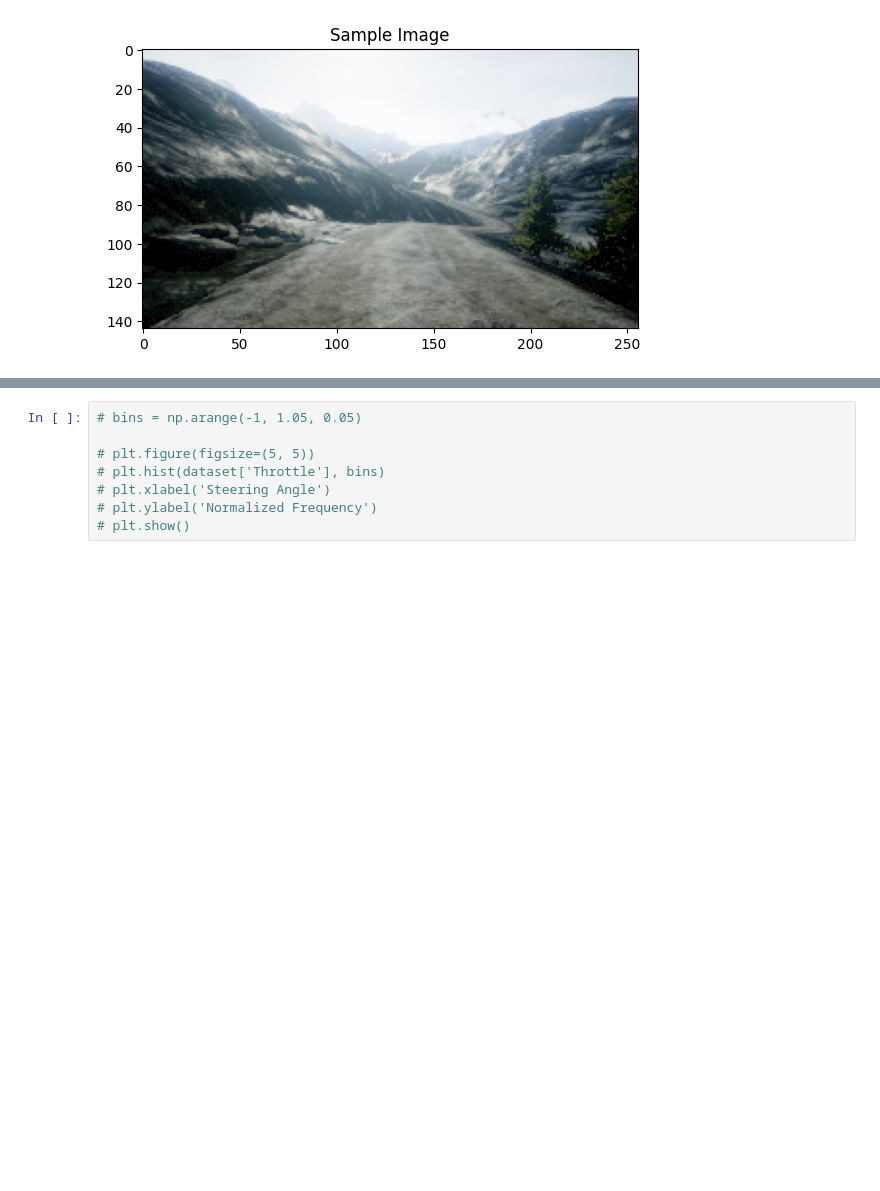
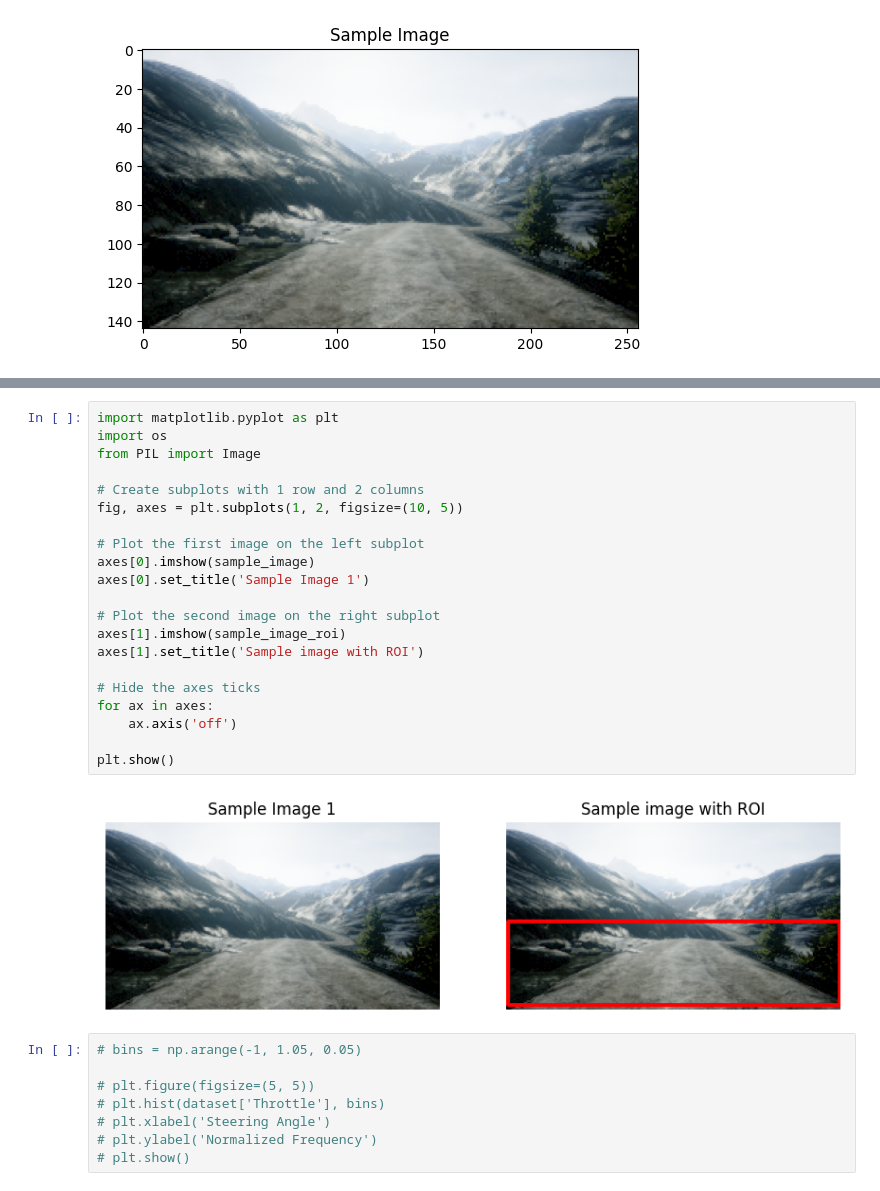
Before and after one commit to lam26817938/cs4756, a Jupyter notebook: main.ipynb, the cells around one changed output, grey strips where cells are left out. Drawn from its saved outputs; the diff is of its cells as text; blank space fills up the shorter version.

```diff
--- a/main.ipynb
+++ b/main.ipynb
@@ -61,3 +58,26 @@ plt.show()
+# %%
+import matplotlib.pyplot as plt
+import os
+from PIL import Image
+
+# Create subplots with 1 row and 2 columns
+fig, axes = plt.subplots(1, 2, figsize=(10, 5))
+
+# Plot the first image on the left subplot
+axes[0].imshow(sample_image)
+axes[0].set_title('Sample Image 1')
+
+# Plot the second image on the right subplot
+axes[1].imshow(sample_image_roi)
+axes[1].set_title('Sample image with ROI')
+
+# Hide the axes ticks
+for ax in axes:
+    ax.axis('off')
+
+plt.show()
+# %% [output]
+[figure, added]
 # %%
 # bins = np.arange(-1, 1.05, 0.05)
 
```
Also changed, not shown: parts of 15 cells of this notebook, 2 other files.
